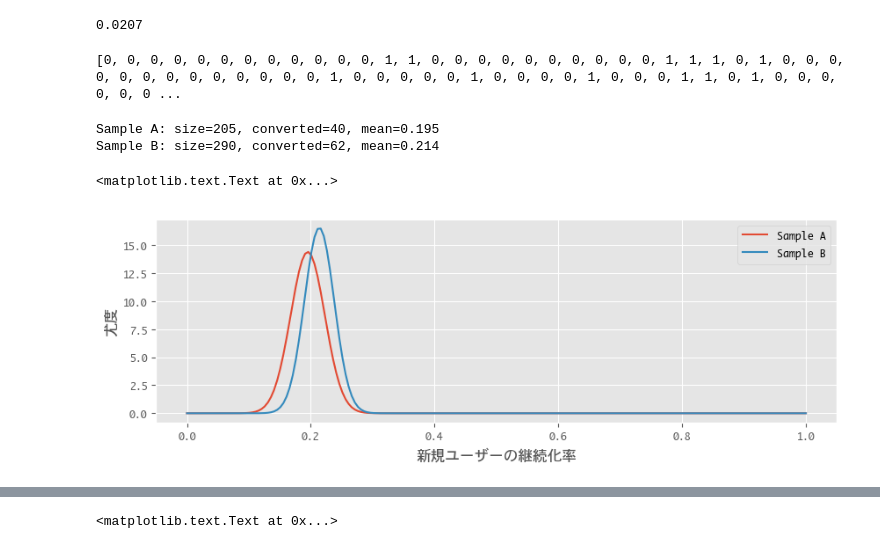
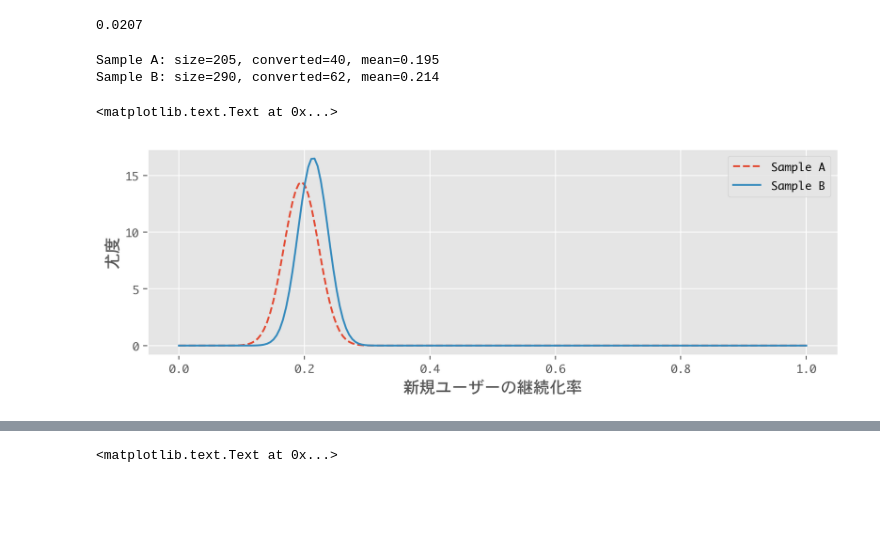
Before and after one commit to hagino3000/notebooks, a Jupyter notebook: big_mouth_oreilly/hypothesis_testing.ipynb, the cells around one changed output, grey strips where cells are left out. Drawn from its saved outputs; the diff is of its cells as text; code cells hidden in the pictures; blank space fills up the shorter version.

```diff
--- a/big_mouth_oreilly/hypothesis_testing.ipynb
+++ b/big_mouth_oreilly/hypothesis_testing.ipynb
@@ -44,4 +37,0 @@ a = [
-# %%
-print(a)
-# %% [output]
-[0, 0, 0, 0, 0, 0, 0, 0, 0, 0, 0, 0, 1, 1, 0, 0, 0, 0, 0, 0, 0, 0, 0, 0, 1, 1, 1, 0, 1, 0, 0, 0, 0, 0, 0, 0, 0, 0, 0, 0, 0, 0, 1, 0, 0, 0, 0, 0, 1, 0, 0, 0, 0, 1, 0, 0, 0, 1, 1, 0, 1, 0, 0, 0, 0, 0, 0 ...
@@ -64 +38,4 @@ b = [
+# %%
+a = [40, 165]
+b = [62, 228]
 # %%
@@ -71,23 +48,23 @@ Sample B: size=290, converted=62, mean=0.214
 x = np.linspace(0, 1, 200)
 
 # 流入元がAのサンプル
-n = len(a)
-p = np.mean(a)
+n = sum(a)
+p = a[0]/n
 std = np.sqrt(p*(1-p)/n)
 y_a = scipy.stats.norm.pdf(x, p, std)
 
 # 流入元がBのサンプル
-n = len(b)
-p = np.mean(b)
+n = sum(b)
+p = b[0]/n
 std = np.sqrt(p*(1-p)/n)
 y_b = scipy.stats.norm.pdf(x, p, std)
 # %%
 plt.figure(figsize=(10, 3))
-plt.plot(x, y_a, label='Sample A')
+plt.plot(x, y_a, '--', label='Sample A')
 plt.plot(x, y_b, label='Sample B')
 plt.legend(loc='best')
 plt.xlabel('新規ユーザーの継続化率')
 plt.ylabel('尤度')
 # %% [output]
 <matplotlib.text.Text at 0x...>
-[figure, old version]
+[figure, new version]
```
Also changed, not shown: parts of 23 cells of this notebook.
